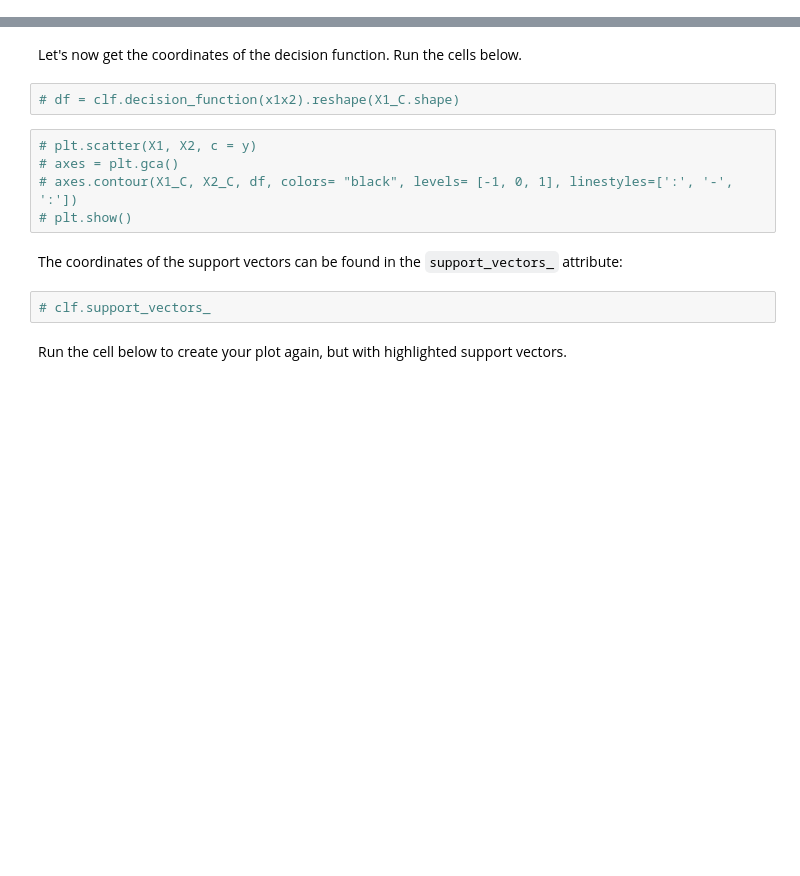
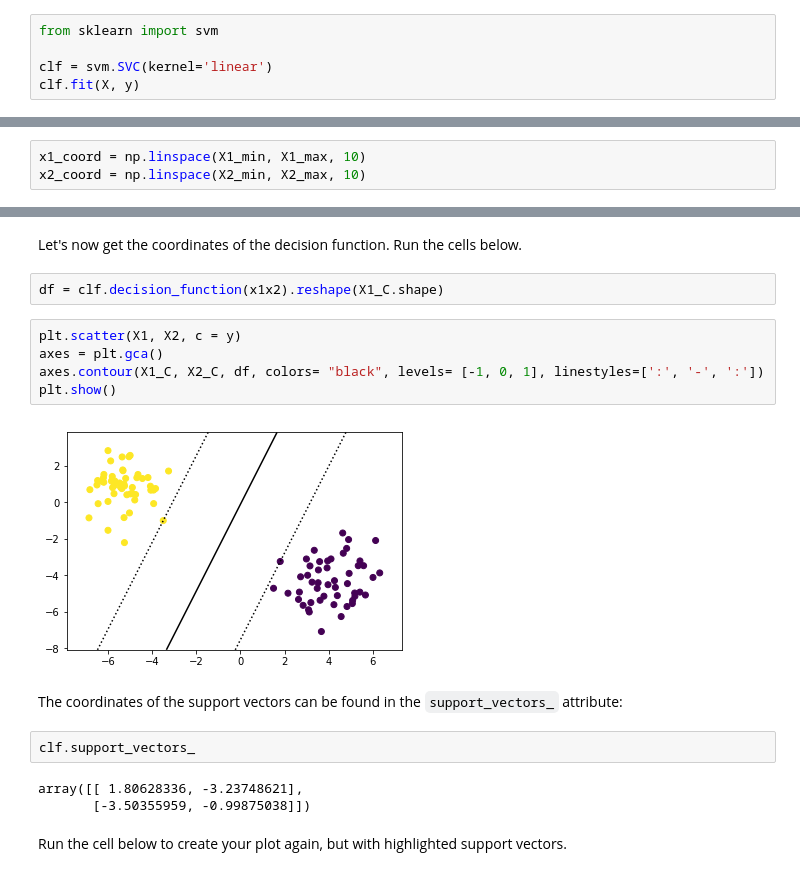
Before and after one commit to slieb74/ds-support-vector-machines-lab-nyc-career-ds-062518, a Jupyter notebook: index.ipynb, the cells around one changed output, grey strips where cells are left out. Cells and saved outputs as stored; diff of their text form; blank space fills up the shorter version.

```diff
--- a/index.ipynb
+++ b/index.ipynb
@@ -60,0 +61,5 @@ clf = None
+# %%
+from sklearn import svm
+
+clf = svm.SVC(kernel='linear')
+clf.fit(X, y)
@@ -87,3 +96,6 @@ x2_coord = None
+# %%
+x1_coord = np.linspace(X1_min, X1_max, 10)
+x2_coord = np.linspace(X2_min, X2_max, 10)
 # %% [markdown]
 Now, run the following cells:
 # %%
@@ -93,16 +105,21 @@ x1x2 = np.c_[X1_C.ravel(), X2_C.ravel()]
 # %% [markdown]
 Let's now get the coordinates of the decision function. Run the cells below.
 # %%
-# df = clf.decision_function(x1x2).reshape(X1_C.shape)
+df = clf.decision_function(x1x2).reshape(X1_C.shape)
 # %%
-# plt.scatter(X1, X2, c = y)
-# axes = plt.gca()
-# axes.contour(X1_C, X2_C, df, colors= "black", levels= [-1, 0, 1], linestyles=[':', '-', ':'])
-# plt.show()
+plt.scatter(X1, X2, c = y)
+axes = plt.gca()
+axes.contour(X1_C, X2_C, df, colors= "black", levels= [-1, 0, 1], linestyles=[':', '-', ':'])
+plt.show()
+# %% [output]
+[figure, added]
 # %% [markdown]
 The coordinates of the support vectors can be found in the `support_vectors_` attribute:
-# %%
-# clf.support_vectors_
+# %%
+clf.support_vectors_
+# %% [output]
+array([[ 1.80628336, -3.23748621],
+       [-3.50355959, -0.99875038]])
 # %% [markdown]
 Run the cell below to create your plot again, but with highlighted support vectors.
 # %%
```
Also changed, not shown: parts of 16 cells of this notebook.
